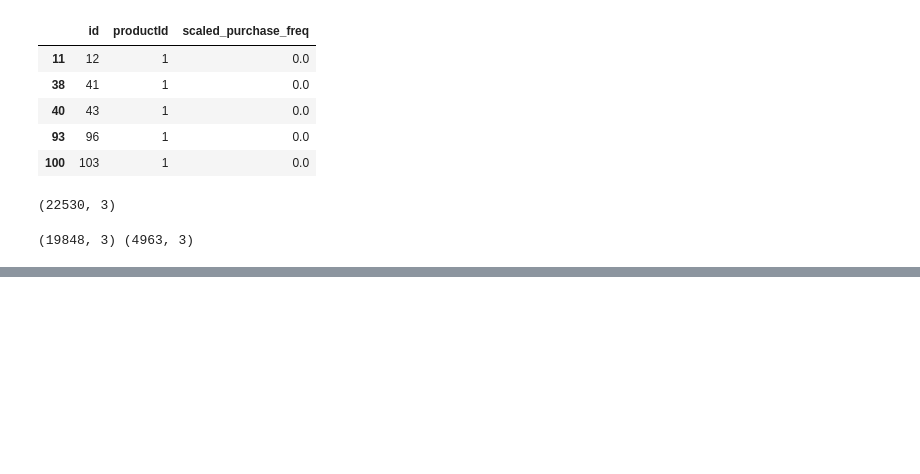
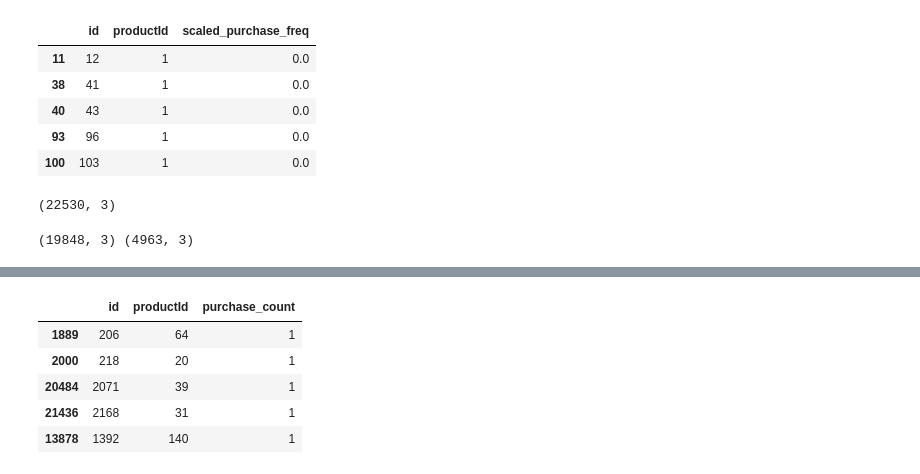
Before and after one commit to HassanSherwani/Predicting-customers-demand_API_Flask, a Jupyter notebook: Product_Freq.ipynb, the cells around one changed output, grey strips where cells are left out. Saved outputs shown, nothing was run; the diff lists cells and outputs as text; code cells hidden in the pictures; blank space fills up the shorter version.

```diff
--- a/Product_Freq.ipynb
+++ b/Product_Freq.ipynb
@@ -492,0 +479,9 @@ Name: purchase_count, dtype: float64
+# %%
+test.head()
+# %% [output]
+|  | id | productId | purchase_count |
+| 1889 | 206 | 64 | 1 |
+| 2000 | 218 | 20 | 1 |
+| 20484 | 2071 | 39 | 1 |
+| 21436 | 2168 | 31 | 1 |
+| 13878 | 1392 | 140 | 1 |
```
Also changed, not shown: parts of 18 cells of this notebook.
